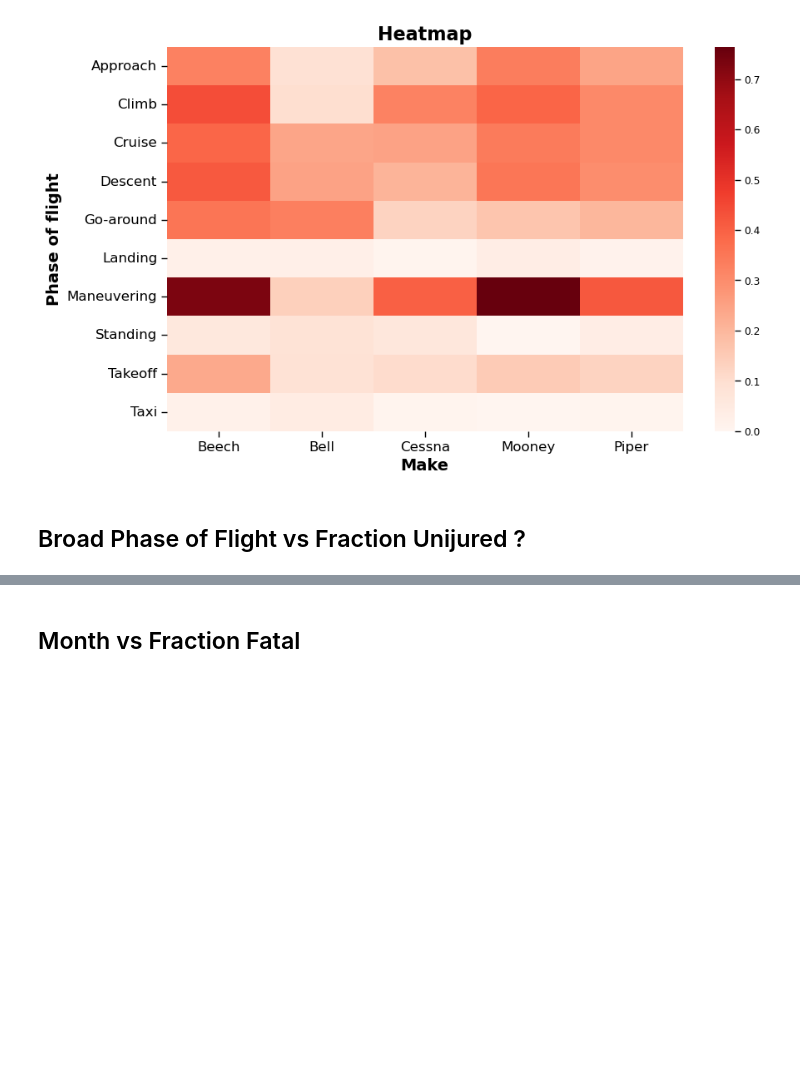
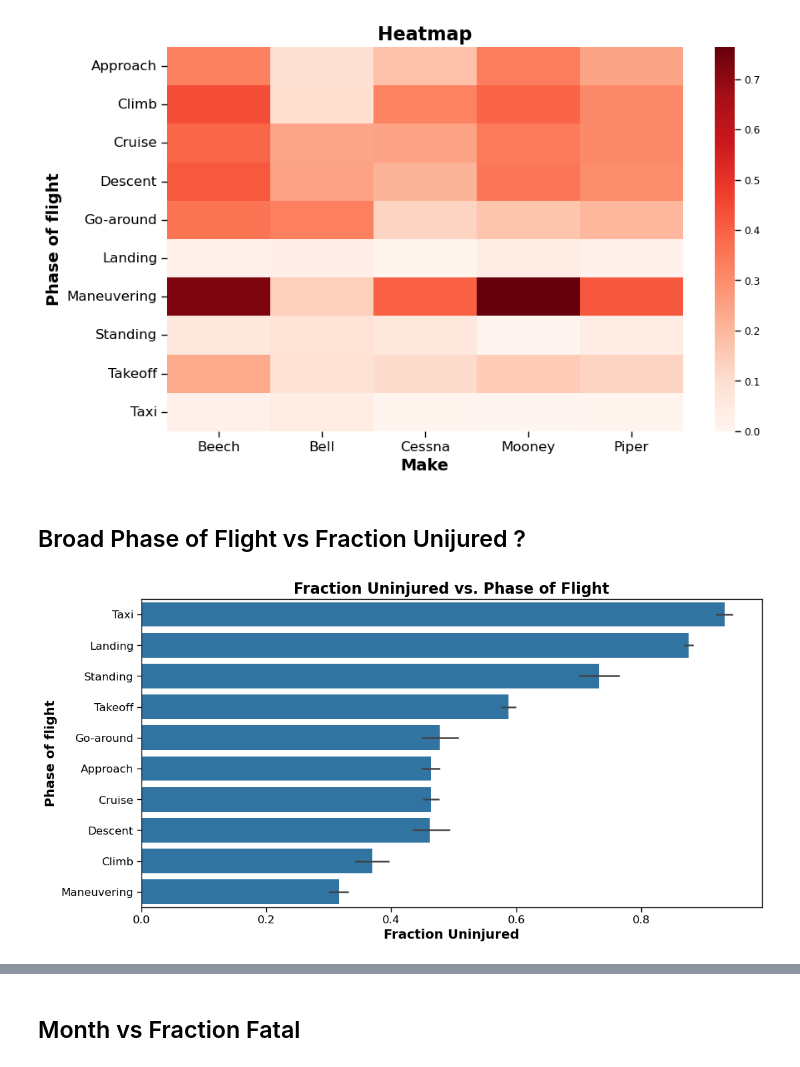
Before and after one commit to jgoett2/Phase1-Airplane-Zach-Jeff, a Jupyter notebook: Analysis.ipynb, the cells around one changed output, grey strips where cells are left out. Cells and saved outputs as stored; diff of their text form; code cells hidden in the pictures; blank space fills up the shorter version.

```diff
--- a/Analysis.ipynb
+++ b/Analysis.ipynb
@@ -135,3 +121,18 @@ fig.savefig("Images/Fatality_Make_Phases", bbox_inches = 'tight')
 [figure]
 # %% [markdown]
 ## Broad Phase of Flight vs Fraction Unijured ?
+# %%
+fig, ax = plt.subplots(figsize= (12,6))
+
+order = df_phases[["Broad.phase.of.flight","Fraction_uninjured"]].groupby("Broad.phase.of.flight").mean().sort_values(by="Fraction_uninjured",ascending=False).index
+
+sns.barplot(data=df_phases, y='Broad.phase.of.flight', x = 'Fraction_uninjured', order=order, ax=ax)
+ax.set_title("Fraction Uninjured vs. Phase of Flight", fontsize=16, fontweight = 'bold')
+
+ax.tick_params(labelsize=12)
+ax.set_xlabel('Fraction Uninjured', fontweight = 'bold', fontsize=14)
+ax.set_ylabel('Phase of flight', fontweight = 'bold', fontsize=14)
+
+fig.savefig("Images/PhaseOfFlightUninjured")
+# %% [output]
+[figure, added]
```
Also changed, not shown: parts of 10 cells of this notebook, 9 other files.
